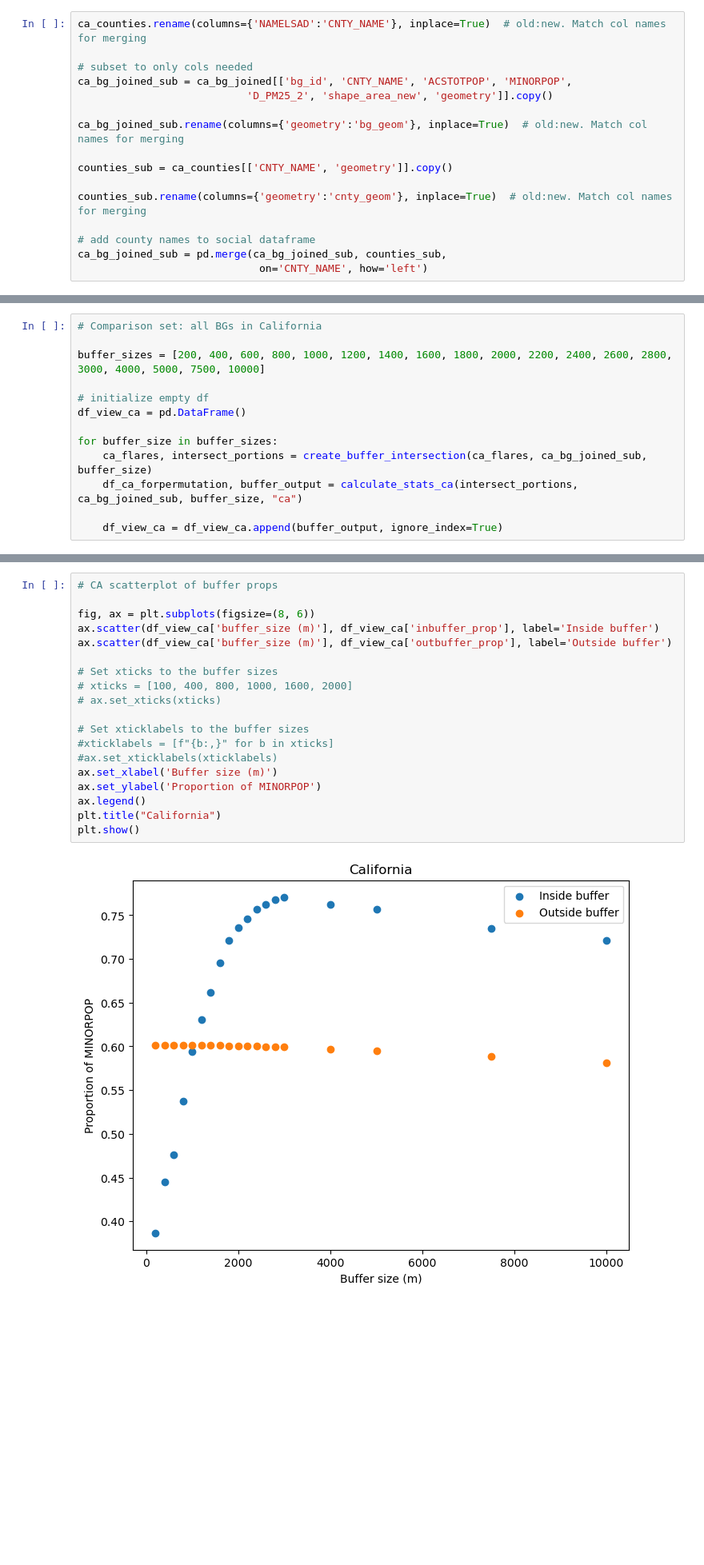
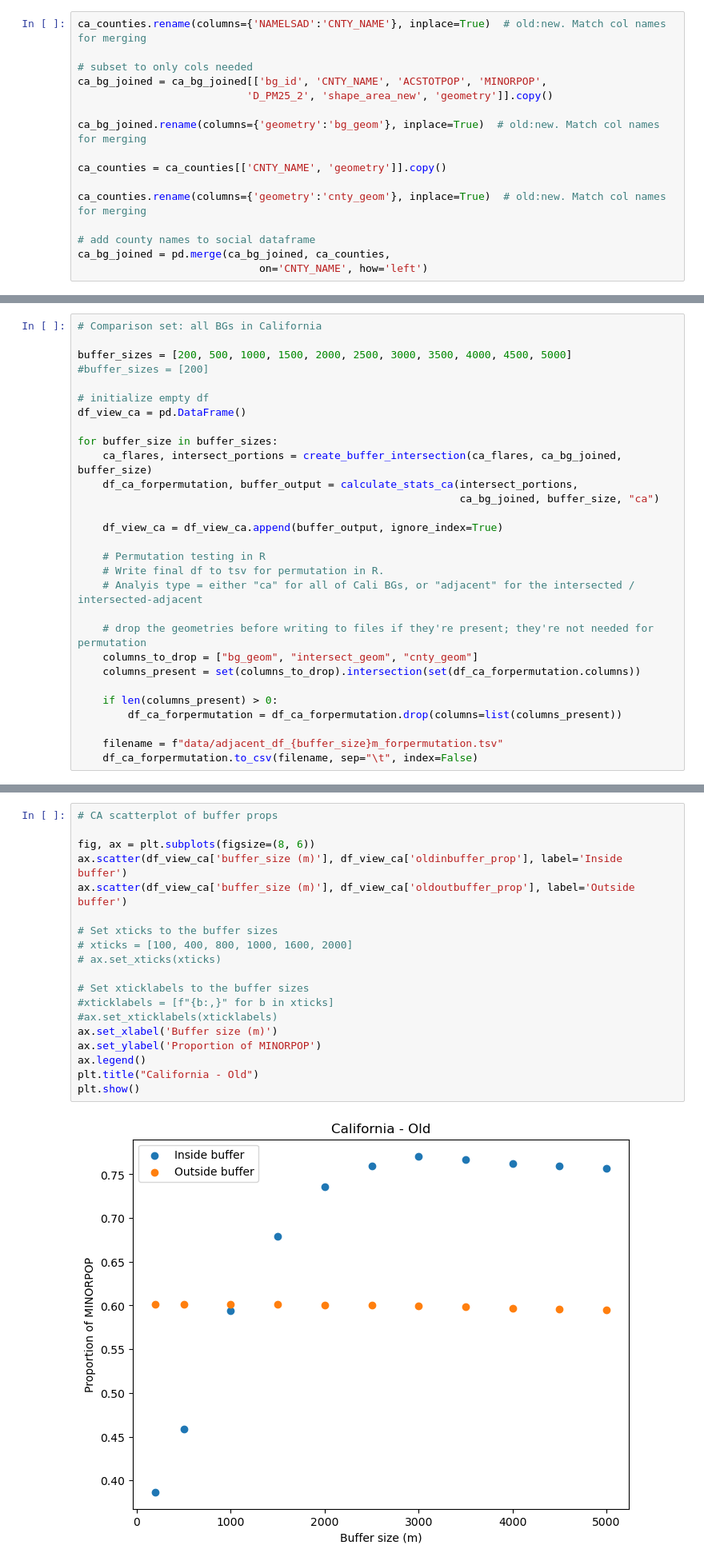
Before and after one commit to natebendermontana/capstone_rmi, a Jupyter notebook: bg_buffer_analysis.ipynb, the cells around one changed output, grey strips where cells are left out. Shown: that part at 80% size. Cells and saved outputs as stored; diff of their text form; blank space fills up the shorter version.

```diff
--- a/bg_buffer_analysis.ipynb
+++ b/bg_buffer_analysis.ipynb
@@ -88,17 +88,17 @@ ca_bg_joined = ca_bg_joined[~ca_bg_joined['bg_id'].isin(ids_to_drop)]
 ca_counties.rename(columns={'NAMELSAD':'CNTY_NAME'}, inplace=True)  # old:new. Match col names for merging
 
 # subset to only cols needed
-ca_bg_joined_sub = ca_bg_joined[['bg_id', 'CNTY_NAME', 'ACSTOTPOP', 'MINORPOP',
+ca_bg_joined = ca_bg_joined[['bg_id', 'CNTY_NAME', 'ACSTOTPOP', 'MINORPOP',
                            'D_PM25_2', 'shape_area_new', 'geometry']].copy()
 
-ca_bg_joined_sub.rename(columns={'geometry':'bg_geom'}, inplace=True)  # old:new. Match col names for merging
+ca_bg_joined.rename(columns={'geometry':'bg_geom'}, inplace=True)  # old:new. Match col names for merging
 
-counties_sub = ca_counties[['CNTY_NAME', 'geometry']].copy()
+ca_counties = ca_counties[['CNTY_NAME', 'geometry']].copy()
 
-counties_sub.rename(columns={'geometry':'cnty_geom'}, inplace=True)  # old:new. Match col names for merging
+ca_counties.rename(columns={'geometry':'cnty_geom'}, inplace=True)  # old:new. Match col names for merging
 
 # add county names to social dataframe
-ca_bg_joined_sub = pd.merge(ca_bg_joined_sub, counties_sub,
+ca_bg_joined = pd.merge(ca_bg_joined, ca_counties,
                              on='CNTY_NAME', how='left')
 # %% [markdown]
 #### Store for later use if necessary: subsetting to only intersected counties
@@ -328,16 +314,32 @@ def calculate_stats_ca(intersect_portions, social_df, buffer_size, analysis_type
 # %%
 # Comparison set: all BGs in California
 
-buffer_sizes = [200, 400, 600, 800, 1000, 1200, 1400, 1600, 1800, 2000, 2200, 2400, 2600, 2800, 3000, 4000, 5000, 7500, 10000]
+buffer_sizes = [200, 500, 1000, 1500, 2000, 2500, 3000, 3500, 4000, 4500, 5000]
+#buffer_sizes = [200]
 
 # initialize empty df
 df_view_ca = pd.DataFrame()
 
 for buffer_size in buffer_sizes:
-    ca_flares, intersect_portions = create_buffer_intersection(ca_flares, ca_bg_joined_sub, buffer_size)
-    df_ca_forpermutation, buffer_output = calculate_stats_ca(intersect_portions, ca_bg_joined_sub, buffer_size, "ca")
+    ca_flares, intersect_portions = create_buffer_intersection(ca_flares, ca_bg_joined, buffer_size)
+    df_ca_forpermutation, buffer_output = calculate_stats_ca(intersect_portions,
+                                                             ca_bg_joined, buffer_size, "ca")
 
     df_view_ca = df_view_ca.append(buffer_output, ignore_index=True)
+
+    # Permutation testing in R
+    # Write final df to tsv for permutation in R.
+    # Analyis type = either "ca" for all of Cali BGs, or "adjacent" for the intersected / intersected-adjacent
+
+    # drop the geometries before writing to files if they're present; they're not needed for permutation
+    columns_to_drop = ["bg_geom", "intersect_geom", "cnty_geom"]
+    columns_present = set(columns_to_drop).intersection(set(df_ca_forpermutation.columns))
+
+    if len(columns_present) > 0:
+        df_ca_forpermutation = df_ca_forpermutation.drop(columns=list(columns_present))
+
+    filename = f"data/adjacent_df_{buffer_size}m_forpermutation.tsv"
+    df_ca_forpermutation.to_csv(filename, sep="\t", index=False)
 # %%
 df_view_ca
 # %% [output]
@@ -508,21 +564,21 @@ plt.show()
 # %%
 # CA scatterplot of buffer props
 
 fig, ax = plt.subplots(figsize=(8, 6))
-ax.scatter(df_view_ca['buffer_size (m)'], df_view_ca['inbuffer_prop'], label='Inside buffer')
-ax.scatter(df_view_ca['buffer_size (m)'], df_view_ca['outbuffer_prop'], label='Outside buffer')
+ax.scatter(df_view_ca['buffer_size (m)'], df_view_ca['oldinbuffer_prop'], label='Inside buffer')
+ax.scatter(df_view_ca['buffer_size (m)'], df_view_ca['oldoutbuffer_prop'], label='Outside buffer')
 
 # Set xticks to the buffer sizes
 # xticks = [100, 400, 800, 1000, 1600, 2000]
 # ax.set_xticks(xticks)
 
 # Set xticklabels to the buffer sizes
 #xticklabels = [f"{b:,}" for b in xticks]
 #ax.set_xticklabels(xticklabels)
 ax.set_xlabel('Buffer size (m)')
 ax.set_ylabel('Proportion of MINORPOP')
 ax.legend()
-plt.title("California")
+plt.title("California - Old")
 plt.show()
 # %% [output]
-[figure, old version]
+[figure, new version]
```
Also changed, not shown: parts of 11 cells of this notebook, 2 other files.
